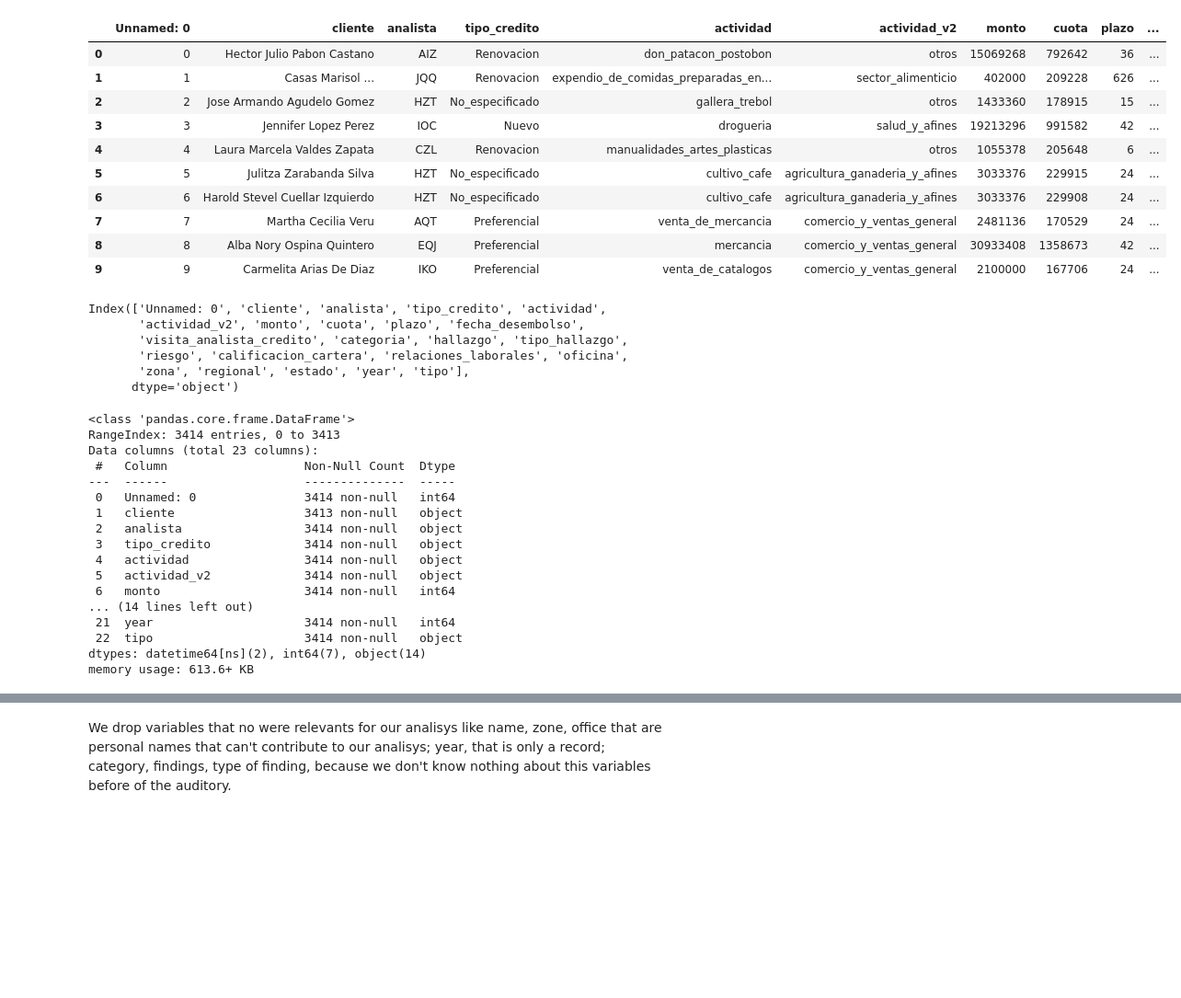
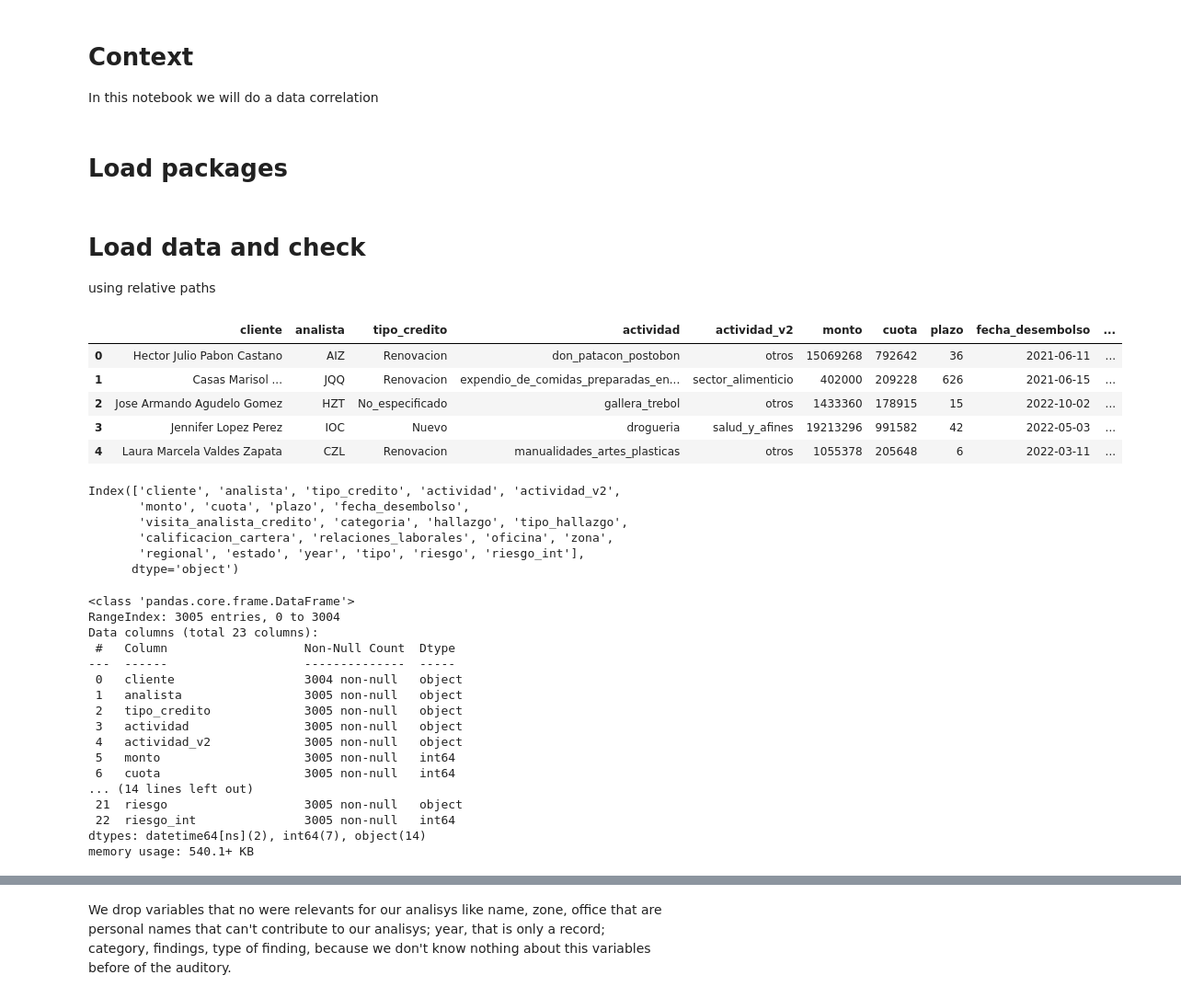
Before and after one commit to MateoSilvaLasso/Analitica_1, a Jupyter notebook: notebooks/data_correlation.ipynb, the cells around one changed output, grey strips where cells are left out. Shown: that part at 92% size. Saved outputs shown, nothing was run; the diff lists cells and outputs as text; code cells hidden in the pictures; blank space fills up the shorter version.

Commit message:
update more correlation analysis

```diff
--- a/notebooks/data_correlation.ipynb
+++ b/notebooks/data_correlation.ipynb
@@ -1,3 +1,9 @@
+# %% [markdown]
+# Context
+
+In this notebook we will do a data correlation
+# %% [markdown]
+# Load packages
 # %%
 import pandas as pd
 import numpy as np
@@ -5,50 +11,55 @@ import matplotlib.pyplot as plt
 import seaborn as sns
 from sklearn.preprocessing import LabelEncoder
 from sklearn.preprocessing import OneHotEncoder
+
+pd.options.display.max_columns = 100
+pd.options.display.max_rows = 100
+
+import warnings
+warnings.simplefilter("ignore")
+# %% [markdown]
+# Load data and check
+
+using relative paths
 # %%
-df = pd.read_excel('../Data/output_data/hallazgos_clean.xlsx')
-df.head(10)
+df = pd.read_excel('../Data/output_data/hallazgos_clean.xlsx').iloc[:,1:]
+df.head(5)
 # %% [output]
-|  | Unnamed: 0 | cliente | analista | tipo_credito | actividad | actividad_v2 | monto | cuota | plazo | ... |
-| 0 | 0 | Hector Julio Pabon Castano | AIZ | Renovacion | don_patacon_postobon | otros | 15069268 | 792642 | 36 | ... |
-| 1 | 1 | Casas Marisol ... | JQQ | Renovacion | expendio_de_comidas_preparadas_en... | sector_alimenticio | 402000 | 209228 | 626 | ... |
-| 2 | 2 | Jose Armando Agudelo Gomez | HZT | No_especificado | gallera_trebol | otros | 1433360 | 178915 | 15 | ... |
-| 3 | 3 | Jennifer Lopez Perez | IOC | Nuevo | drogueria | salud_y_afines | 19213296 | 991582 | 42 | ... |
-| 4 | 4 | Laura Marcela Valdes Zapata | CZL | Renovacion | manualidades_artes_plasticas | otros | 1055378 | 205648 | 6 | ... |
-| 5 | 5 | Julitza Zarabanda Silva | HZT | No_especificado | cultivo_cafe | agricultura_ganaderia_y_afines | 3033376 | 229915 | 24 | ... |
-| 6 | 6 | Harold Stevel Cuellar Izquierdo | HZT | No_especificado | cultivo_cafe | agricultura_ganaderia_y_afines | 3033376 | 229908 | 24 | ... |
-| 7 | 7 | Martha Cecilia Veru | AQT | Preferencial | venta_de_mercancia | comercio_y_ventas_general | 2481136 | 170529 | 24 | ... |
-| 8 | 8 | Alba Nory Ospina Quintero | EQJ | Preferencial | mercancia | comercio_y_ventas_general | 30933408 | 1358673 | 42 | ... |
-| 9 | 9 | Carmelita Arias De Diaz | IKO | Preferencial | venta_de_catalogos | comercio_y_ventas_general | 2100000 | 167706 | 24 | ... |
+|  | cliente | analista | tipo_credito | actividad | actividad_v2 | monto | cuota | plazo | fecha_desembolso | ... |
+| 0 | Hector Julio Pabon Castano | AIZ | Renovacion | don_patacon_postobon | otros | 15069268 | 792642 | 36 | 2021-06-11 | ... |
+| 1 | Casas Marisol ... | JQQ | Renovacion | expendio_de_comidas_preparadas_en... | sector_alimenticio | 402000 | 209228 | 626 | 2021-06-15 | ... |
+| 2 | Jose Armando Agudelo Gomez | HZT | No_especificado | gallera_trebol | otros | 1433360 | 178915 | 15 | 2022-10-02 | ... |
+| 3 | Jennifer Lopez Perez | IOC | Nuevo | drogueria | salud_y_afines | 19213296 | 991582 | 42 | 2022-05-03 | ... |
+| 4 | Laura Marcela Valdes Zapata | CZL | Renovacion | manualidades_artes_plasticas | otros | 1055378 | 205648 | 6 | 2022-03-11 | ... |
 # %%
 df.columns
 # %% [output]
-Index(['Unnamed: 0', 'cliente', 'analista', 'tipo_credito', 'actividad',
-       'actividad_v2', 'monto', 'cuota', 'plazo', 'fecha_desembolso',
+Index(['cliente', 'analista', 'tipo_credito', 'actividad', 'actividad_v2',
+       'monto', 'cuota', 'plazo', 'fecha_desembolso',
        'visita_analista_credito', 'categoria', 'hallazgo', 'tipo_hallazgo',
-       'riesgo', 'calificacion_cartera', 'relaciones_laborales', 'oficina',
-       'zona', 'regional', 'estado', 'year', 'tipo'],
+       'calificacion_cartera', 'relaciones_laborales', 'oficina', 'zona',
+       'regional', 'estado', 'year', 'tipo', 'riesgo', 'riesgo_int'],
       dtype='object')
 # %%
 df.info()
 # %% [output]
 <class 'pandas.core.frame.DataFrame'>
-RangeIndex: 3414 entries, 0 to 3413
+RangeIndex: 3005 entries, 0 to 3004
 Data columns (total 23 columns):
  #   Column                   Non-Null Count  Dtype
 ---  ------                   --------------  -----
- 0   Unnamed: 0               3414 non-null   int64
- 1   cliente                  3413 non-null   object
- 2   analista                 3414 non-null   object
- 3   tipo_credito             3414 non-null   object
- 4   actividad                3414 non-null   object
- 5   actividad_v2             3414 non-null   object
- 6   monto                    3414 non-null   int64
+ 0   cliente                  3004 non-null   object
+ 1   analista                 3005 non-null   object
+ 2   tipo_credito             3005 non-null   object
+ 3   actividad                3005 non-null   object
+ 4   actividad_v2             3005 non-null   object
+ 5   monto                    3005 non-null   int64
+ 6   cuota                    3005 non-null   int64
 ... (14 lines left out)
- 21  year                     3414 non-null   int64
- 22  tipo                     3414 non-null   object
+ 21  riesgo                   3005 non-null   object
+ 22  riesgo_int               3005 non-null   int64
 dtypes: datetime64[ns](2), int64(7), object(14)
-memory usage: 613.6+ KB
+memory usage: 540.1+ KB
 # %%
 df.isna().sum().sort_values(ascending=False)
 # %% [output]
```
Also changed, not shown: parts of 24 cells of this notebook.
